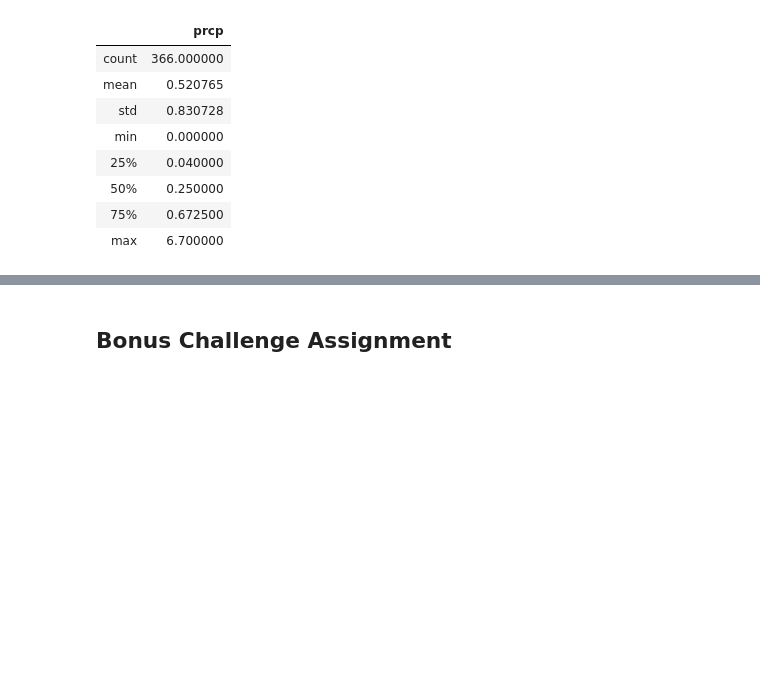
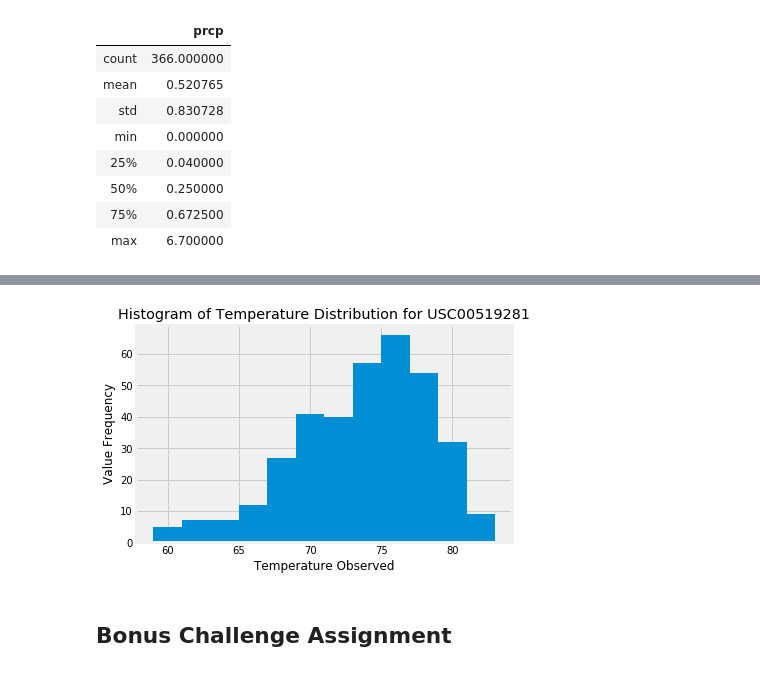
Before and after one commit to cmikus6/10_SQLAlchemy_Challenge_CJM, a Jupyter notebook: Instructions/climate_CJM.ipynb, the cells around one changed output, grey strips where cells are left out. Cells and saved outputs as stored; diff of their text form; code cells hidden in the pictures; blank space fills up the shorter version.

```diff
--- a/Instructions/climate_CJM.ipynb
+++ b/Instructions/climate_CJM.ipynb
@@ -79,3 +107,6 @@ stations = session.query(Measurement).(Measurement.id.desc()).first().date
 # %%
 # What are the most active stations? (i.e. what stations have the most rows)?
 # List the stations and the counts in descending order.
+activity = session.query(Measurement.station, func.count(Measurement.station)).\
+        group_by(Measurement.station).order_by(func.count(Measurement.station).desc()).all()
+activity
@@ -84,0 +123,16 @@ stations = session.query(Measurement).(Measurement.id.desc()).first().date
+# %%
+# Using the station id from the previous query, calculate the lowest temperature recorded,
+# highest temperature recorded, and average temperature of the most active station?
+most_active = activity[0][0]
+most_active
+temperatures = session.query(func.min(Measurement.tobs), func.max(Measurement.tobs), func.avg(Measurement.tobs)).\
+        filter(Measurement.station == most_active).all()
+min_temp = temperatures[0][0]
+max_temp = temperatures[0][1]
+avg_temp = temperatures[0][2]
+min_date = session.query(Measurement.date).filter(Measurement.station == most_active).filter(Measurement.tobs == min_temp)[0][0]
+max_date = session.query(Measurement.date).filter(Measurement.station == most_active).filter(Measurement.tobs == max_temp)[0][0]
+print(f'The lowest temperature recorded at {most_active} was {min_temp} on {min_date}.')
+print(f'The highest temperature recorded at {most_active} was {max_temp} on {max_date}.')
+print(f'The average temperature recorded at {most_active} was {avg_temp:.1f}.')
+#temperatures
@@ -85,3 +143,9 @@ stations = session.query(Measurement).(Measurement.id.desc()).first().date
 # %%
 # Choose the station with the highest number of temperature observations.
 # Query the last 12 months of temperature observation data for this station and plot the results as a histogram
+final_date = session.query(Measurement).filter(Measurement.station == most_active).order_by(Measurement.id.desc()).first().date
+prev_yr = str(int(final_date[0:4])-1) + final_date[4:]
+prev_year = session.query(Measurement.date, Measurement.tobs).filter(Measurement.station == most_active).\
+        filter(Measurement.date.between(prev_yr, final_date))
+temp_df = pd.DataFrame(prev_year).set_index('date')
+temp_df
@@ -88,3 +167,12 @@ stations = session.query(Measurement).(Measurement.id.desc()).first().date
+# %%
+temps = temp_df.values
+plt.hist(temps, bins = 12)
+plt.xlabel('Temperature Observed')
+plt.ylabel('Value Frequency')
+plt.title(f'Histogram of Temperature Distribution for {most_active}')
+plt.show()
+# %% [output]
+[figure, added]
 # %% [markdown]
 ## Bonus Challenge Assignment
 # %%
```
Also changed, not shown: parts of 7 cells of this notebook.
